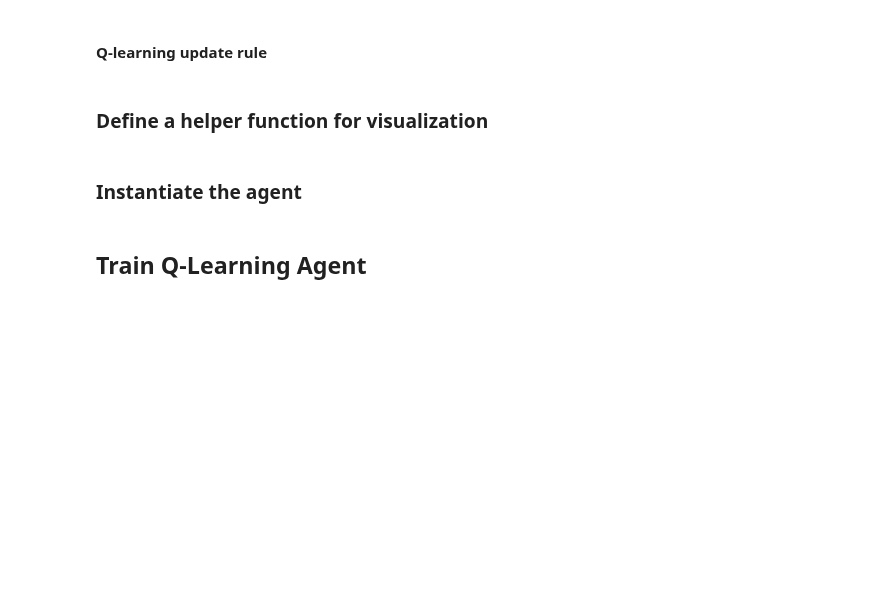
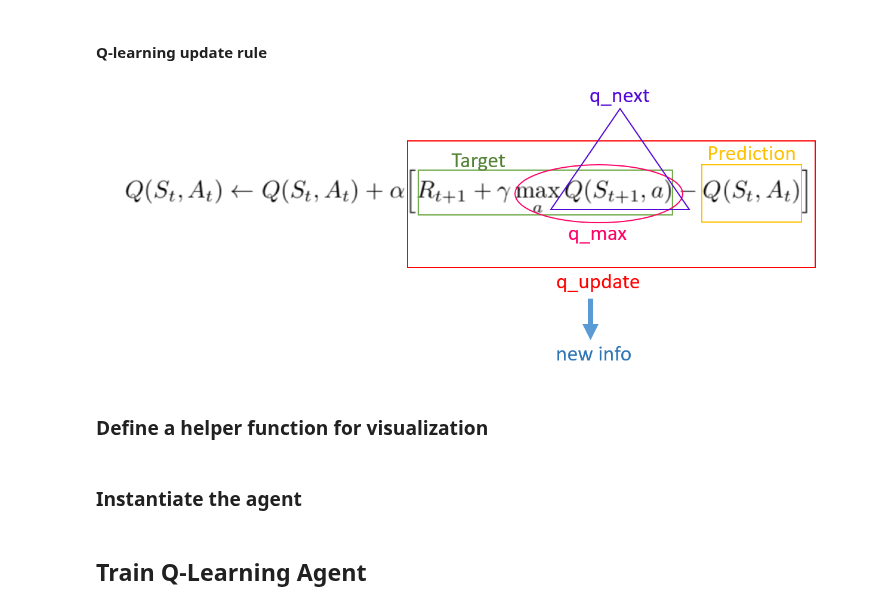
Before and after one commit to dbt-ethz/QLearning_for_gridworld, a Jupyter notebook: Tutorial_RL_QLearning_for_Maze.ipynb, the cells around one changed output. Drawn from its saved outputs; the diff is of its cells as text; code cells hidden in the pictures; blank space fills up the shorter version.

```diff
--- a/Tutorial_RL_QLearning_for_Maze.ipynb
+++ b/Tutorial_RL_QLearning_for_Maze.ipynb
@@ -172,8 +174,10 @@ class QAgent():
 # %% [markdown]
 #### Q-learning update rule
 # %%
-# from PIL import Image
-# Image.open('/content/drive/My Drive/Colab Notebooks/QLearning_for_gridworld/QL.png')
+from PIL import Image
+Image.open('/content/drive/My Drive/Colab Notebooks/QLearning_for_gridworld/QL.png')
+# %% [output]
+[figure, added]
 # %% [markdown]
 ### Define a helper function for visualization
 # %%
```
Also changed, not shown: parts of 6 cells of this notebook.
